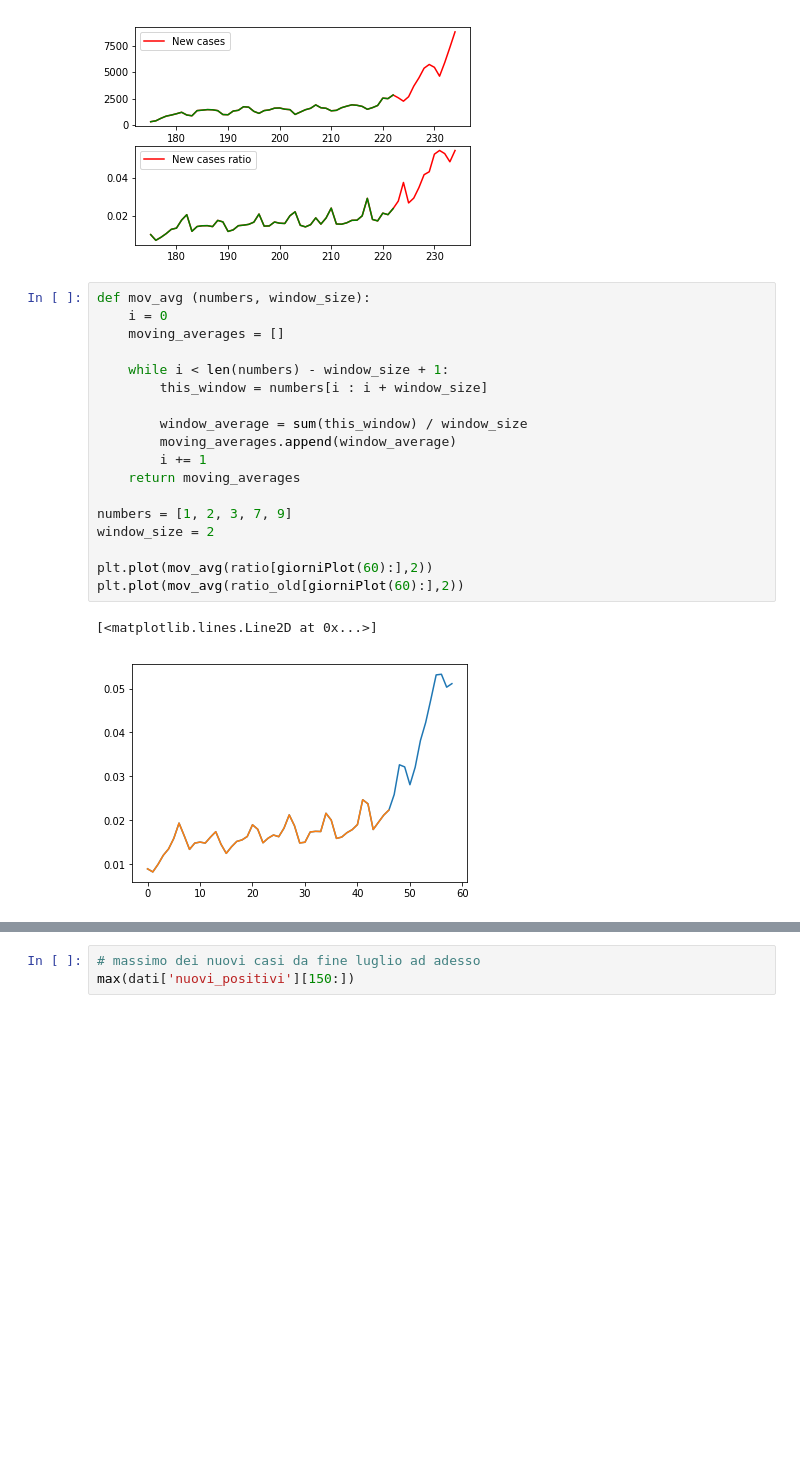
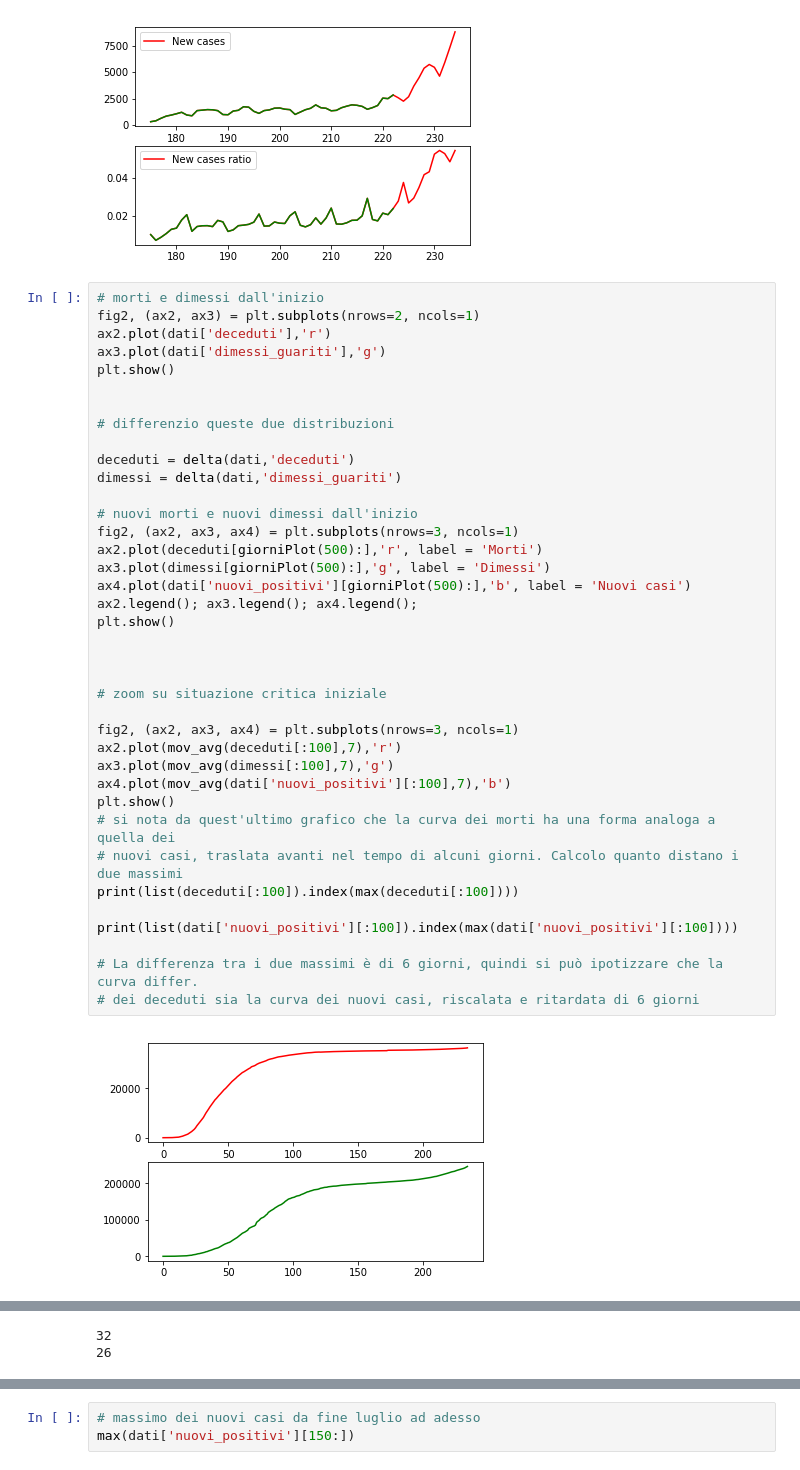
Before and after one commit to giorgiopizz/covid_dumb_analysis, a Jupyter notebook: covid_analysis.ipynb, the cells around one changed output, grey strips where cells are left out. Drawn from its saved outputs; the diff is of its cells as text; blank space fills up the shorter version.

```diff
--- a/covid_analysis.ipynb
+++ b/covid_analysis.ipynb
@@ -69,24 +90,43 @@ ax2.legend(loc="upper left")
 plt.savefig('images/covid_comparison_recent.png', dpi=400)
 # %% [output]
 [figure]
-# %%
-def mov_avg (numbers, window_size):
-    i = 0
-    moving_averages = []
-
-    while i < len(numbers) - window_size + 1:
-        this_window = numbers[i : i + window_size]
-
-        window_average = sum(this_window) / window_size
-        moving_averages.append(window_average)
-        i += 1
-    return moving_averages
-
-numbers = [1, 2, 3, 7, 9]
-window_size = 2
-
-plt.plot(mov_avg(ratio[giorniPlot(60):],2))
-plt.plot(mov_avg(ratio_old[giorniPlot(60):],2))
-# %% [output]
-[<matplotlib.lines.Line2D at 0x...>]
-[figure, removed]
+# %%
+# morti e dimessi dall'inizio
+fig2, (ax2, ax3) = plt.subplots(nrows=2, ncols=1)
+ax2.plot(dati['deceduti'],'r')
+ax3.plot(dati['dimessi_guariti'],'g')
+plt.show()
+
+
+# differenzio queste due distribuzioni
+
+deceduti = delta(dati,'deceduti')
+dimessi = delta(dati,'dimessi_guariti')
+
+# nuovi morti e nuovi dimessi dall'inizio
+fig2, (ax2, ax3, ax4) = plt.subplots(nrows=3, ncols=1)
+ax2.plot(deceduti[giorniPlot(500):],'r', label = 'Morti')
+ax3.plot(dimessi[giorniPlot(500):],'g', label = 'Dimessi')
+ax4.plot(dati['nuovi_positivi'][giorniPlot(500):],'b', label = 'Nuovi casi')
+ax2.legend(); ax3.legend(); ax4.legend();
+plt.show()
+
+
+
+# zoom su situazione critica iniziale
+
+fig2, (ax2, ax3, ax4) = plt.subplots(nrows=3, ncols=1)
+ax2.plot(mov_avg(deceduti[:100],7),'r')
+ax3.plot(mov_avg(dimessi[:100],7),'g')
+ax4.plot(mov_avg(dati['nuovi_positivi'][:100],7),'b')
+plt.show()
+# si nota da quest'ultimo grafico che la curva dei morti ha una forma analoga a quella dei
+# nuovi casi, traslata avanti nel tempo di alcuni giorni. Calcolo quanto distano i due massimi
+print(list(deceduti[:100]).index(max(deceduti[:100])))
+
+print(list(dati['nuovi_positivi'][:100]).index(max(dati['nuovi_positivi'][:100])))
+
+# La differenza tra i due massimi è di 6 giorni, quindi si può ipotizzare che la curva differ.
+# dei deceduti sia la curva dei nuovi casi, riscalata e ritardata di 6 giorni
+# %% [output]
+[figure, added]
@@ -92,0 +135,2 @@ plt.plot(mov_avg(ratio_old[giorniPlot(60):],2))
+32
+26
```
Also changed, not shown: parts of 6 cells of this notebook, 3 other files.
